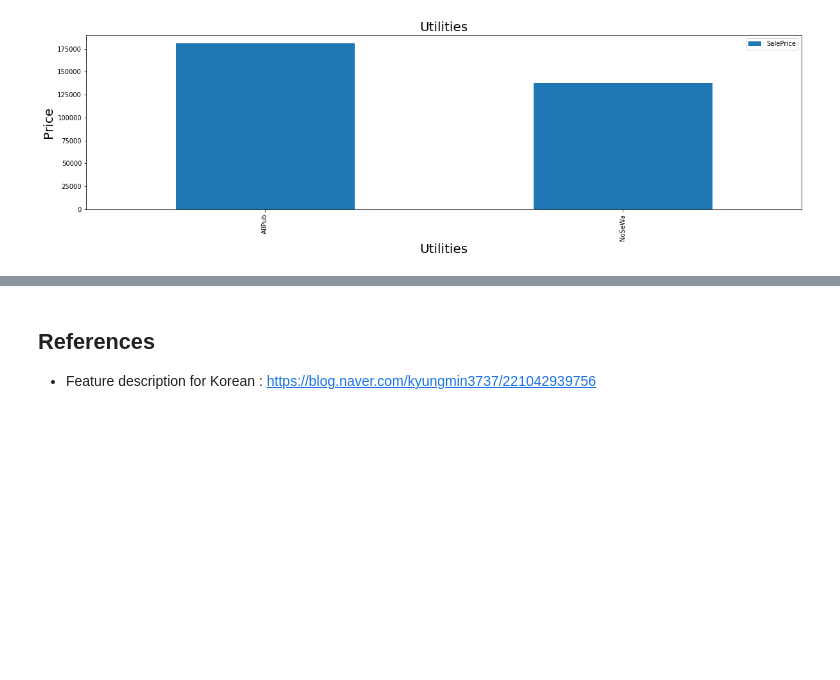
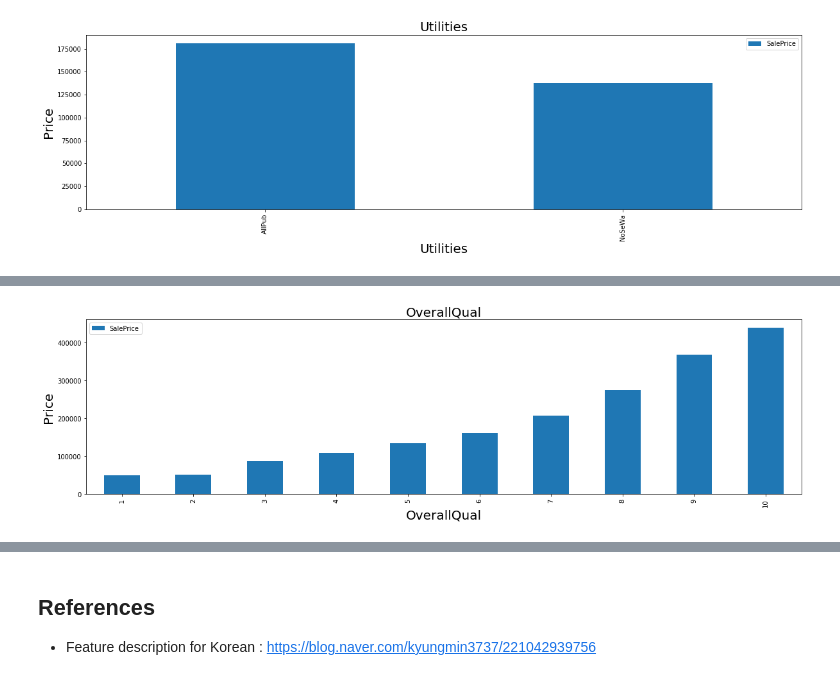
Before and after one commit to gjustin40/Kaggle, a Jupyter notebook: House-Prices/House_prices.ipynb, the cells around one changed output, grey strips where cells are left out. Cells and saved outputs as stored; diff of their text form; code cells hidden in the pictures; blank space fills up the shorter version.

```diff
--- a/House-Prices/House_prices.ipynb
+++ b/House-Prices/House_prices.ipynb
@@ -653,0 +1055,4 @@ chart_bar('Utilities')
+# %%
+chart_bar('OverallQual')
+# %% [output]
+[figure, added]
```
Also changed, not shown: parts of 59 cells of this notebook.
